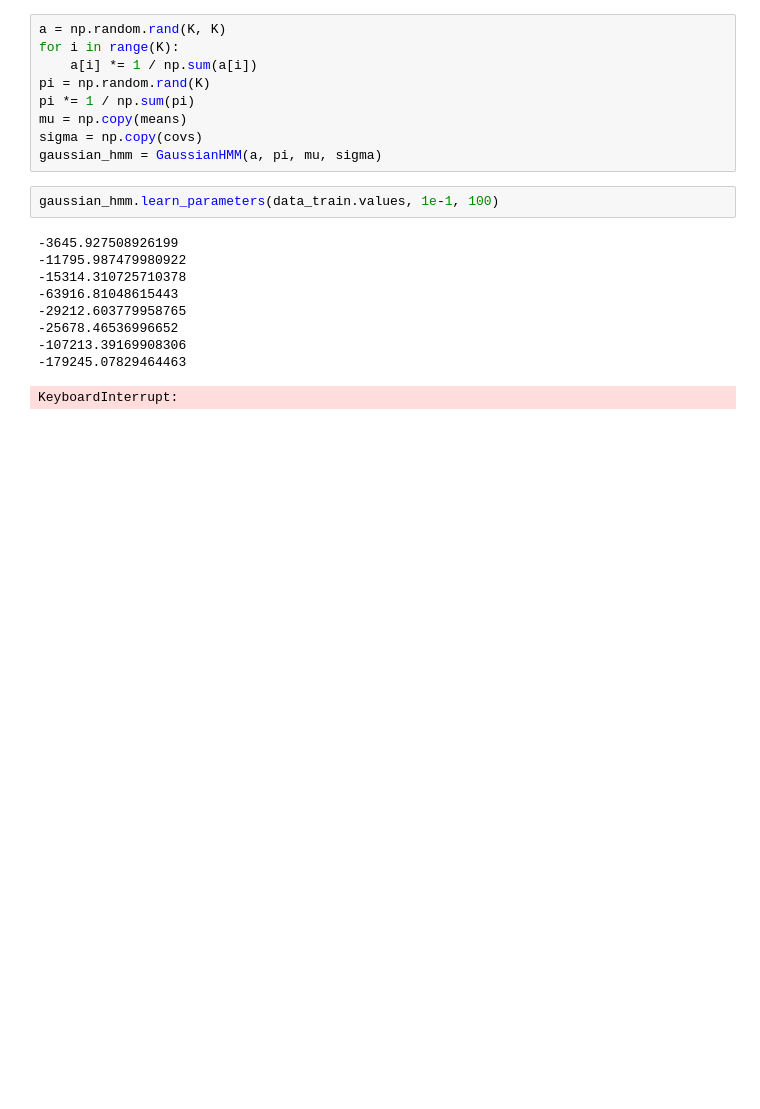
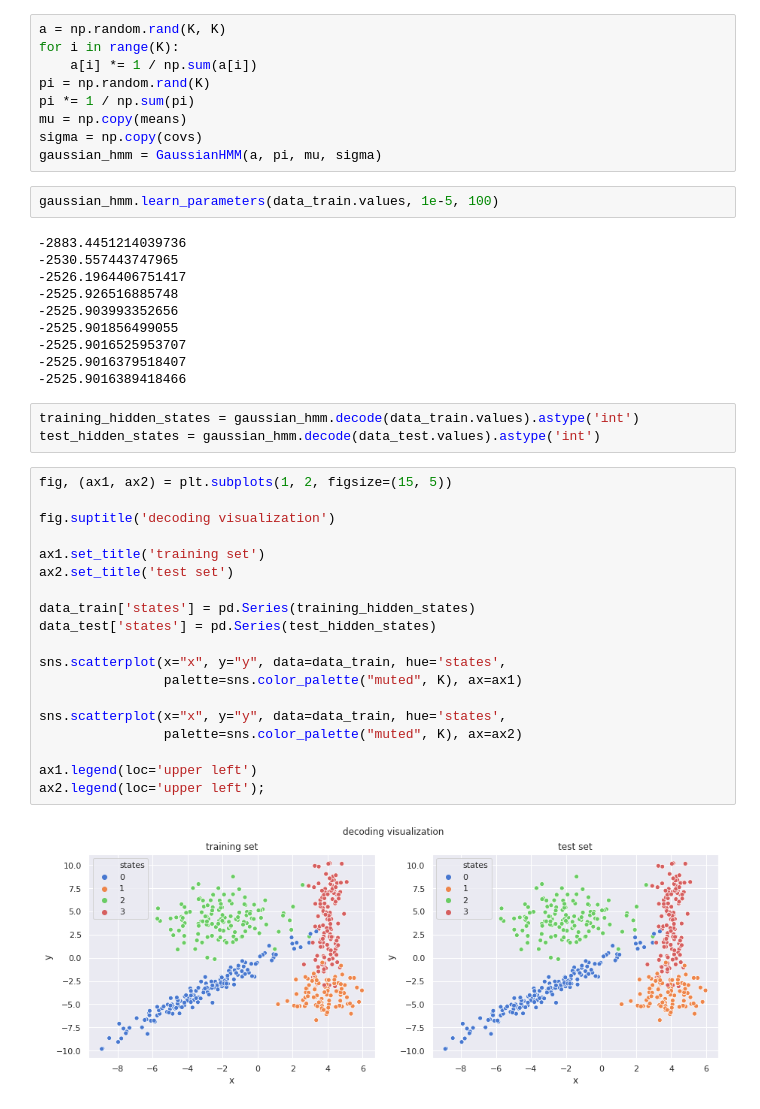
Before and after one commit to LeoAlberge/mva_probabilistic_graphic_models, a Jupyter notebook: homework3/homework3.ipynb, the cells around one changed output. Cells and saved outputs as stored; diff of their text form; blank space fills up the shorter version.

Commit message:
add decoding

```diff
--- a/homework3/homework3.ipynb
+++ b/homework3/homework3.ipynb
@@ -210,14 +196,38 @@ mu = np.copy(means)
 sigma = np.copy(covs)
 gaussian_hmm = GaussianHMM(a, pi, mu, sigma)
 # %%
-gaussian_hmm.learn_parameters(data_train.values, 1e-1, 100)
+gaussian_hmm.learn_parameters(data_train.values, 1e-5, 100)
 # %% [output]
--3645.927508926199
--11795.987479980922
--15314.310725710378
--63916.81048615443
--29212.603779958765
--25678.46536996652
--107213.39169908306
--179245.07829464463
+-2883.4451214039736
+-2530.557443747965
+-2526.1964406751417
+-2525.926516885748
+-2525.903993352656
+-2525.901856499055
+-2525.9016525953707
+-2525.9016379518407
+-2525.9016389418466
-KeyboardInterrupt:
+# %%
+training_hidden_states = gaussian_hmm.decode(data_train.values).astype('int')
+test_hidden_states = gaussian_hmm.decode(data_test.values).astype('int')
+# %%
+fig, (ax1, ax2) = plt.subplots(1, 2, figsize=(15, 5))
+
+fig.suptitle('decoding visualization')
+
+ax1.set_title('training set')
+ax2.set_title('test set')
+
+data_train['states'] = pd.Series(training_hidden_states)
+data_test['states'] = pd.Series(test_hidden_states)
+
+sns.scatterplot(x="x", y="y", data=data_train, hue='states',
+                palette=sns.color_palette("muted", K), ax=ax1)
+
+sns.scatterplot(x="x", y="y", data=data_train, hue='states',
+                palette=sns.color_palette("muted", K), ax=ax2)
+
+ax1.legend(loc='upper left')
+ax2.legend(loc='upper left');
+# %% [output]
+[figure, added]
```
Also changed, not shown: parts of 2 cells of this notebook.
